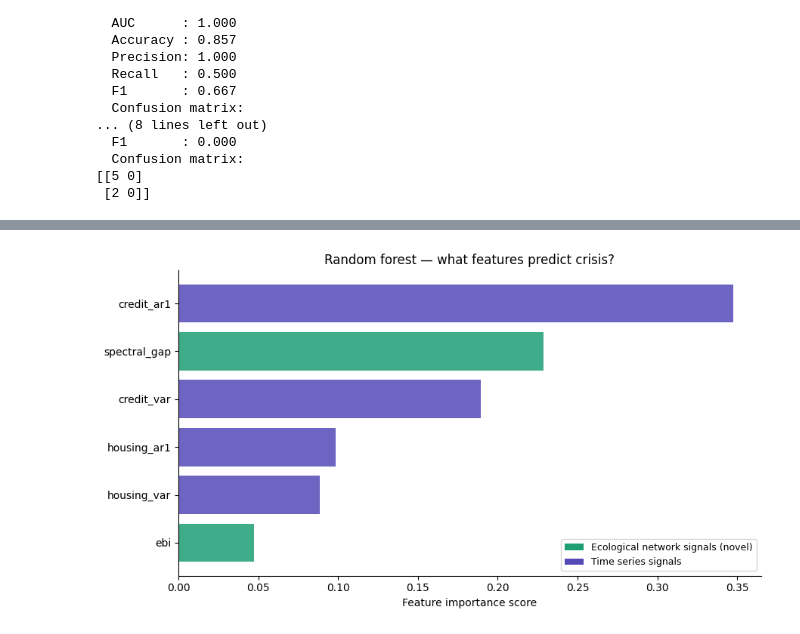
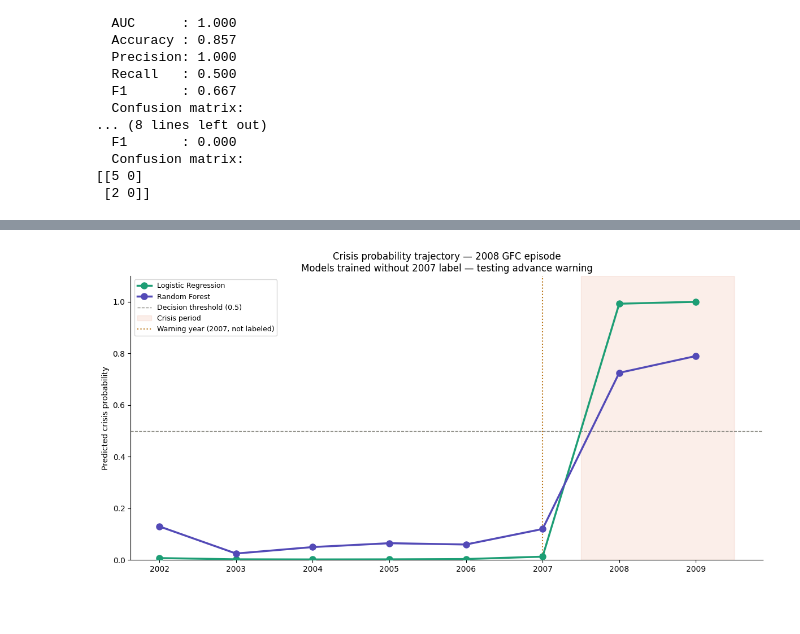
Before and after one commit to Abhiv1028/EcoEcon, a Jupyter notebook: notebooks/03_ml_crisis_predictor.ipynb, the cells around one changed output, grey strips where cells are left out. Saved outputs shown, nothing was run; the diff lists cells and outputs as text; code cells hidden in the pictures; blank space fills up the shorter version.

```diff
--- a/notebooks/03_ml_crisis_predictor.ipynb
+++ b/notebooks/03_ml_crisis_predictor.ipynb
@@ -224,32 +224,70 @@ Logistic Regression:
 [[5 0]
  [2 0]]
 # %%
-rf_final = RandomForestClassifier(n_estimators=500, random_state=42)
-rf_final.fit(X_scaled, y)
+# Cell 5 — Advance warning test: does 2007 score elevated?
+# This is separate from LOO — it tests whether the model
+# fires BEFORE the crisis without having seen crisis data
 
-importances = pd.Series(
-    rf_final.feature_importances_,
-    index=features
-).sort_values()
+print("=== ADVANCE WARNING TEST ===\n")
+print("Models trained on ALL non-warning years.")
+print("Tested on 2007 (warning year) without crisis label.\n")
 
-fig, ax = plt.subplots(figsize=(9, 5))
-colors = ['#1D9E75' if 'ebi' in f or 'spectral' in f else '#534AB7'
-          for f in importances.index]
-ax.barh(importances.index, importances.values, color=colors, alpha=0.85)
-ax.set_xlabel('Feature importance score')
-ax.set_title('Random forest — what features predict crisis?',
+# Train on full training set (all non-warning years)
+advance_results = {}
+
+for model_name, model in models.items():
+    model.fit(X_train_scaled, y_train)
+
+    # Predict on warning year
+    warn_prob = model.predict_proba(X_warn_scaled)[0][1]
+    warn_pred = int(warn_prob > 0.5)
+
+    # Predict on all years for trajectory plot
+    X_all_scaled = scaler.transform(
+        master_2008[FEATURES].fillna(0).values
+    )
+    all_probs = model.predict_proba(X_all_scaled)[:, 1]
+
+    advance_results[model_name] = {
+        'warn_prob': warn_prob,
+        'all_probs': all_probs
+    }
+
+    print(f"{model_name}:")
+    print(f"  2007 crisis probability: {warn_prob:.3f}")
+    print(f"  Advance warning fired: {'YES ✓' if warn_pred == 1 else 'NO ✗'}")
+    print()
+
+# Trajectory plot
+fig, ax = plt.subplots(figsize=(12, 6))
+colors_model = {
+    'Logistic Regression': '#1D9E75',
+    'Random Forest': '#534AB7'
+}
+years_all = master_2008['year'].tolist()
+
+for model_name, res in advance_results.items():
+    ax.plot(years_all, res['all_probs'],
+            color=colors_model[model_name], linewidth=2.5,
+            marker='o', markersize=8, label=model_name, zorder=3)
+
+ax.axhline(0.5, color='#888780', linewidth=1,
+           linestyle='--', label='Decision threshold (0.5)')
+ax.axvspan(2007.5, 2009.5, alpha=0.10,
+           color='#D85A30', label='Crisis period')
+ax.axvline(WARNING_YEAR_2008, color='#BA7517', linewidth=1.5,
+           linestyle=':', label='Warning year (2007, not labeled)')
+ax.set_ylabel('Predicted crisis probability')
+ax.set_title('Crisis probability trajectory — 2008 GFC episode\n'
+             'Models trained without 2007 label — testing advance warning',
              fontsize=12, fontweight='normal')
+ax.set_ylim(0, 1.1)
+ax.set_xticks(years_all)
+ax.legend(fontsize=9)
 ax.spines['top'].set_visible(False)
 ax.spines['right'].set_visible(False)
-
-from matplotlib.patches import Patch
-legend_elements = [
-    Patch(facecolor='#1D9E75', label='Ecological network signals (novel)'),
-    Patch(facecolor='#534AB7', label='Time series signals'),
-]
-ax.legend(handles=legend_elements, fontsize=9)
 plt.tight_layout()
-plt.savefig('../data/rf_feature_importance.png', dpi=150, bbox_inches='tight')
+plt.savefig('../data/advance_warning_trajectory.png', dpi=150, bbox_inches='tight')
 plt.show()
 print("Saved.")
 # %% [output]
@@ -256 +306 @@ print("Saved.")
-[figure, old version]
+[figure, new version]
```
Also changed, not shown: parts of 13 cells of this notebook, 8 other files.
